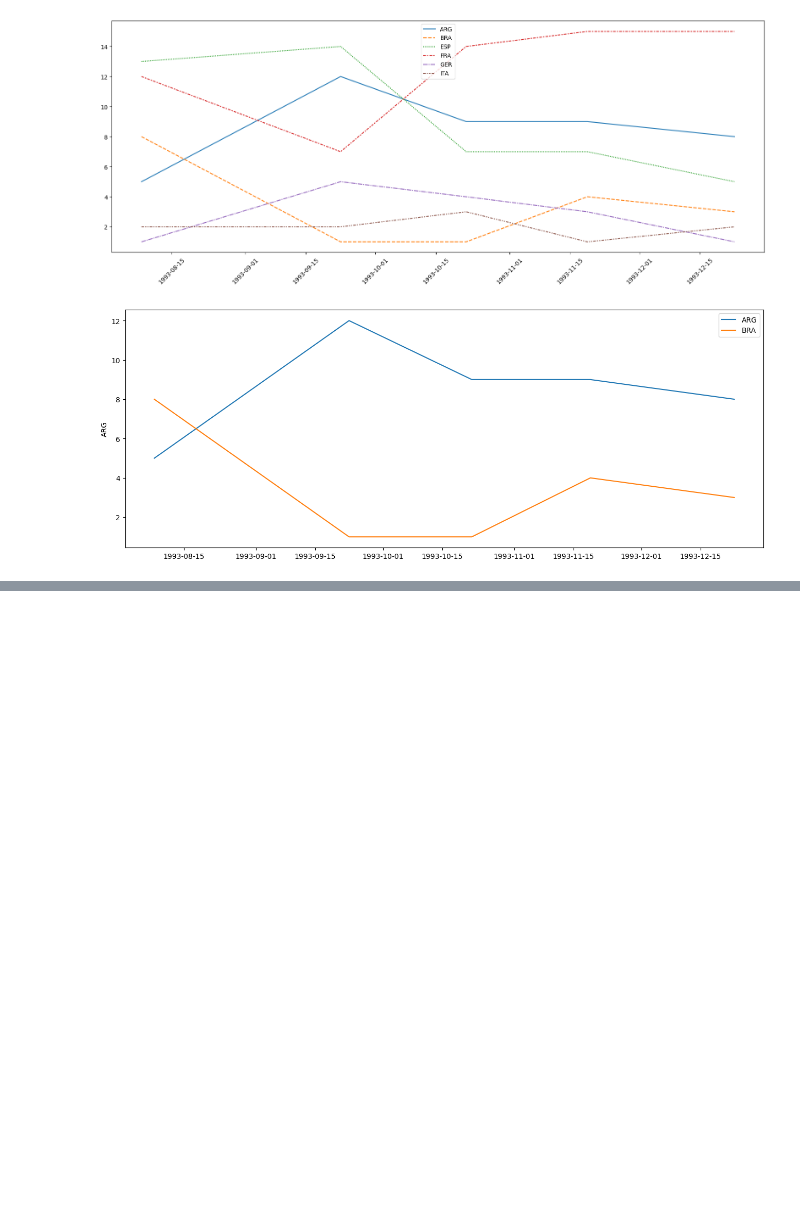
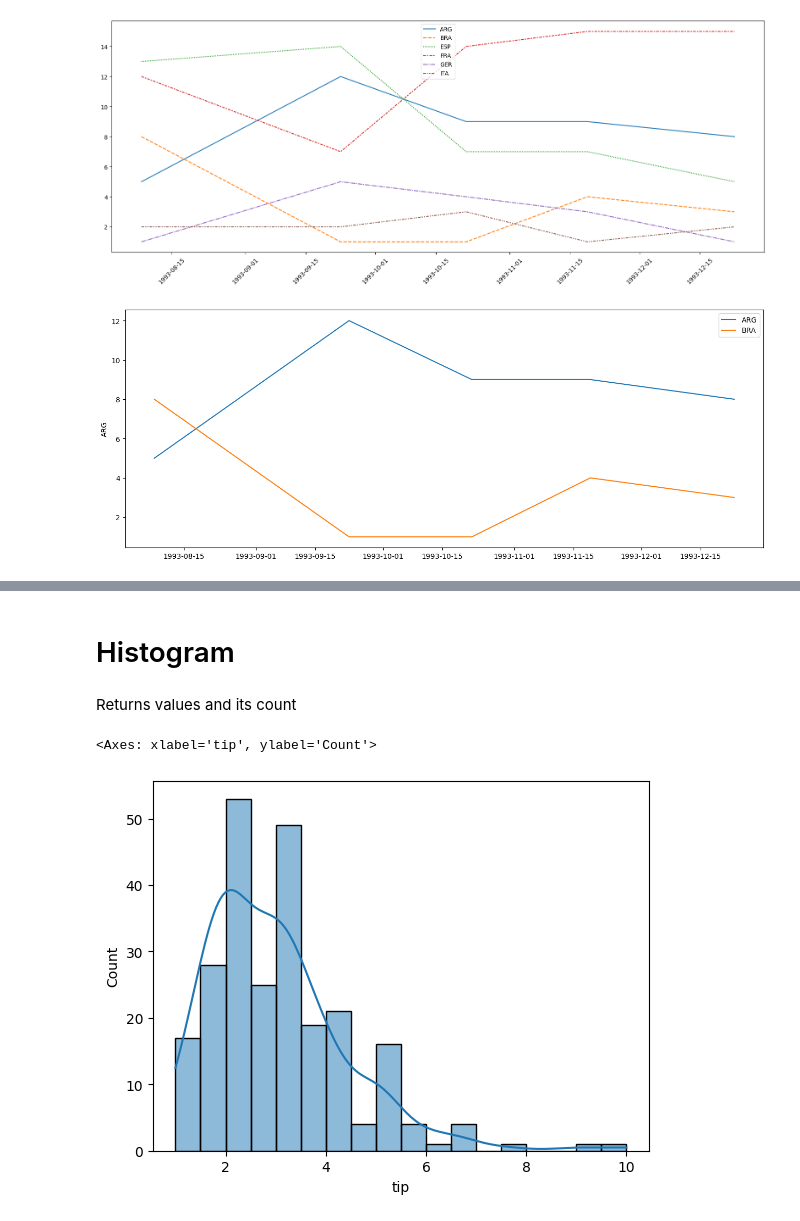
Before and after one commit to haneeth25/Libraries_prac, a Jupyter notebook: seaborn.ipynb, the cells around one changed output, grey strips where cells are left out. Saved outputs shown, nothing was run; the diff lists cells and outputs as text; code cells hidden in the pictures; blank space fills up the shorter version.

```diff
--- a/seaborn.ipynb
+++ b/seaborn.ipynb
@@ -65,0 +88,3 @@ plt.show()
+# %%
+tips = sns.load_dataset('tips')
+tips.head()
@@ -65,0 +128,9 @@ plt.show()
+# %% [markdown]
+# Histogram
+# %% [markdown]
+Returns values and its count
+# %%
+sns.histplot(tips['tip'],kde=True)
+# %% [output]
+<Axes: xlabel='tip', ylabel='Count'>
+[figure, added]
```
Also changed, not shown: parts of 17 cells of this notebook.
